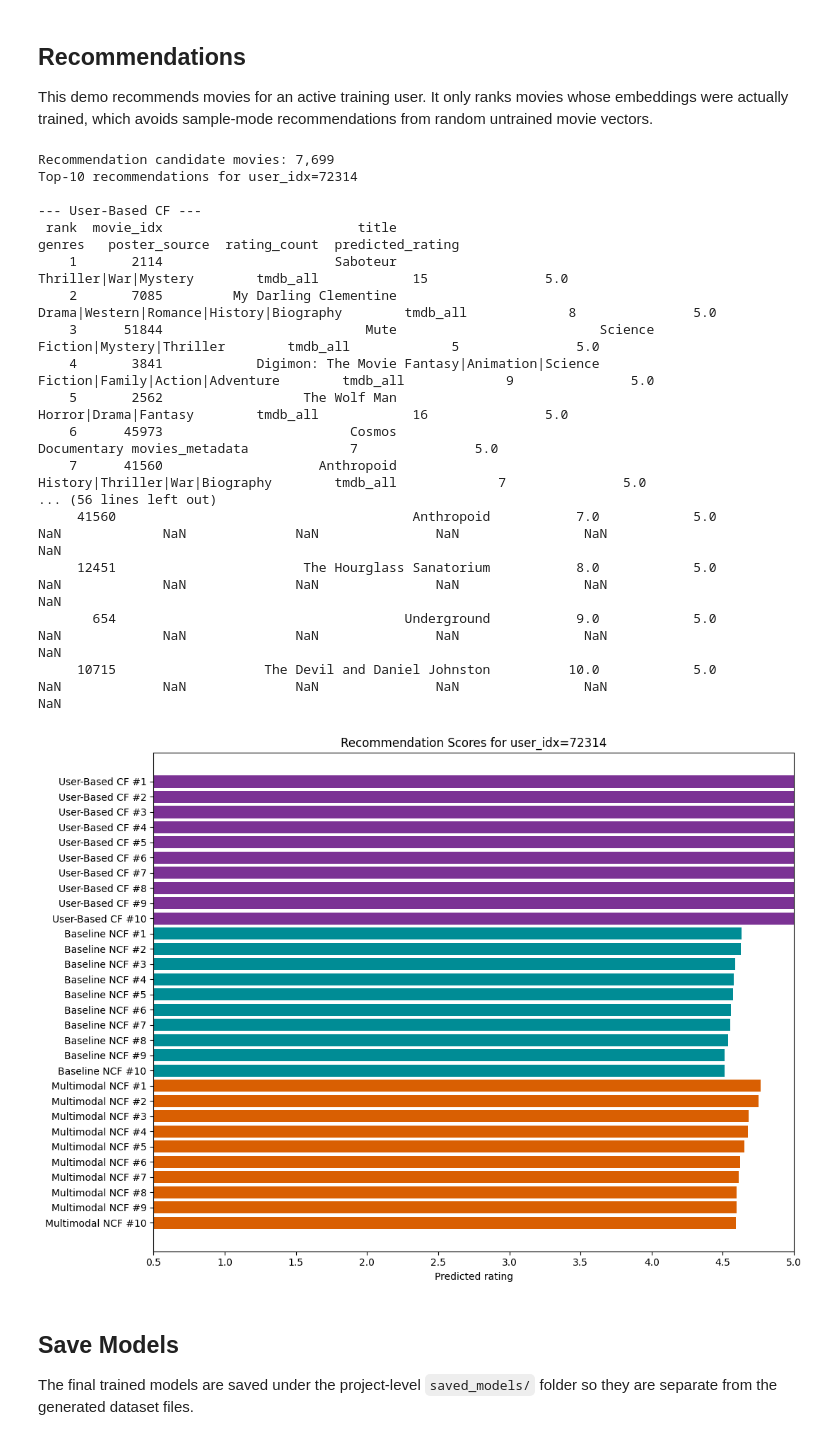
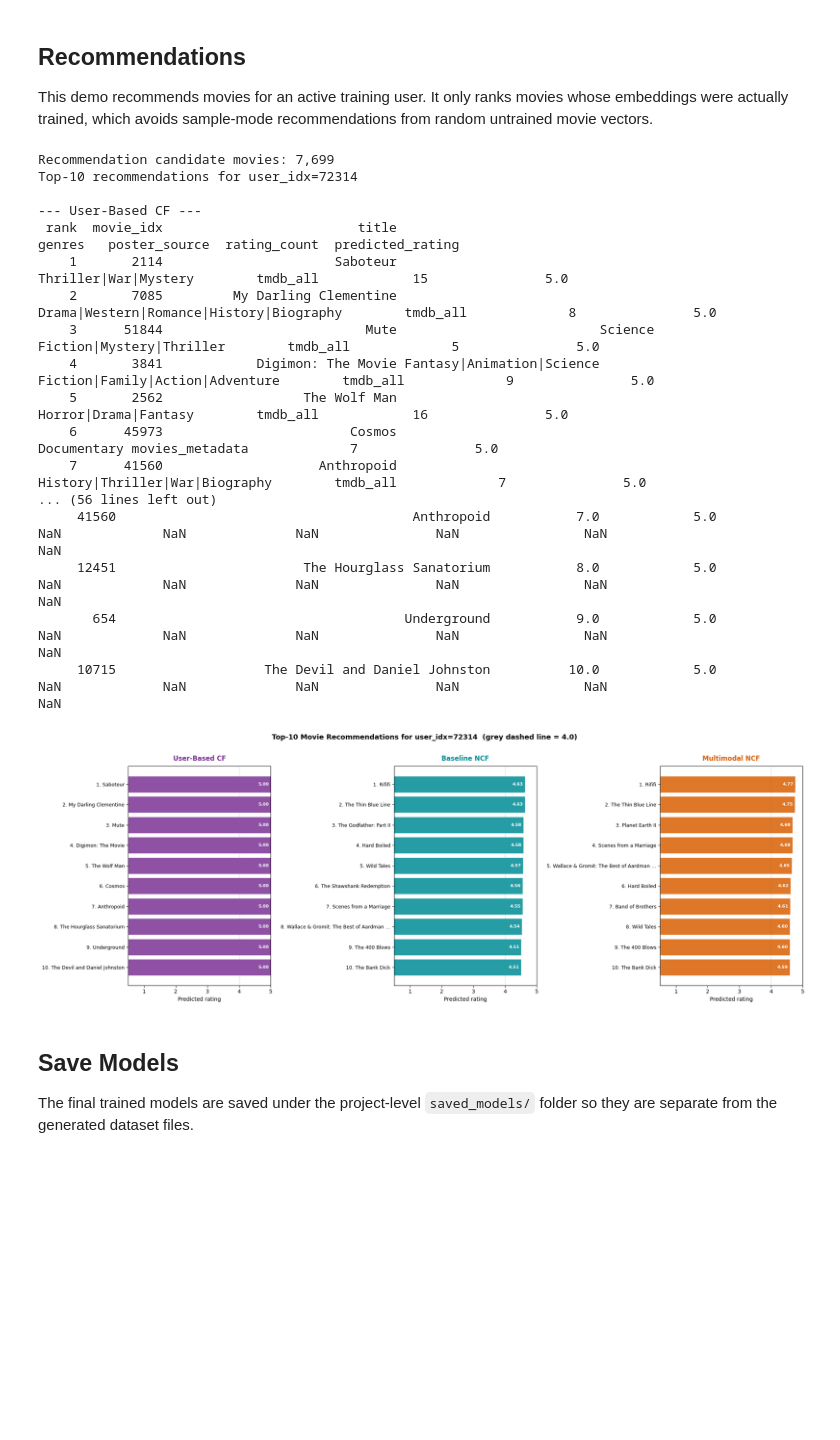
Before and after one commit to MuradIbrahimov/multimodal_movie_recommender, a Jupyter notebook: movie_recommender.ipynb, the cells around one changed output. Drawn from its saved outputs; the diff is of its cells as text; code cells hidden in the pictures; blank space fills up the shorter version.

```diff
--- a/movie_recommender.ipynb
+++ b/movie_recommender.ipynb
@@ -1468,49 +1468,72 @@ combined_recs = user_cf_recs[['movie_idx', 'title', 'rank', 'predicted_rating']]
 )
 combined_recs['title'] = combined_recs['title'].fillna(
     combined_recs['movie_idx'].map(recommendation_catalog['final_title'])
 )
 combined_recs['baseline_minus_cf'] = combined_recs['baseline_score'] - combined_recs['user_cf_score']
 combined_recs['multimodal_minus_baseline'] = combined_recs['multimodal_score'] - combined_recs['baseline_score']
 print('\n=== Recommendation Difference Table ===')
 print(combined_recs.sort_values(['multimodal_rank', 'baseline_rank', 'user_cf_rank'], na_position='last').to_string(index=False))
 
-plot_recs = pd.concat([
-    user_cf_recs.assign(model='User-Based CF'),
-    baseline_recs.assign(model='Baseline NCF'),
-    multimodal_recs.assign(model='Multimodal NCF'),
-], ignore_index=True)
-plot_recs['label'] = plot_recs['model'] + ' #' + plot_recs['rank'].astype(str)
-plt.figure(figsize=(11, 8))
-colors = plot_recs['model'].map({'User-Based CF': '#7b3294', 'Baseline NCF': '#008c95', 'Multimodal NCF': '#d95f02'})
-plt.barh(
-    plot_recs['label'].iloc[::-1],
-    plot_recs['predicted_rating'].iloc[::-1],
-    color=colors.iloc[::-1].tolist(),
+model_rec_data = [
+    ('User-Based CF',  user_cf_recs,   '#7b3294'),
+    ('Baseline NCF',   baseline_recs,  '#008c95'),
+    ('Multimodal NCF', multimodal_recs,'#d95f02'),
+]
+
+fig, axes = plt.subplots(1, 3, figsize=(20, 7), sharey=False)
+
+def short_title(t, max_len=38):
+    t = str(t)
+    return t[:max_len] + '…' if len(t) > max_len else t
+
+for ax, (model_name, recs, color) in zip(axes, model_rec_data):
+    labels = [f"{row['rank']}. {short_title(row['title'])}" for _, row in recs.iterrows()]
+    scores = recs['predicted_rating'].values
+    y_pos  = np.arange(len(labels))
+
+    bars = ax.barh(y_pos, scores, color=color, alpha=0.85, edgecolor='white', linewidth=0.4)
+    ax.set_yticks(y_pos)
+    ax.set_yticklabels(labels, fontsize=9)
+    ax.set_xlim(RATING_MIN, RATING_MAX)
+    ax.set_xlabel('Predicted rating', fontsize=10)
+    ax.set_title(model_name, fontsize=12, fontweight='bold', color=color, pad=10)
+    ax.invert_yaxis()
+    ax.axvline(4.0, color='grey', linewidth=0.6, linestyle='--', alpha=0.5)
+
+    for bar, score in zip(bars, scores):
+        ax.text(
+            min(bar.get_width() - 0.06, RATING_MAX - 0.06),
+            bar.get_y() + bar.get_height() / 2,
+            f'{score:.2f}',
+            va='center', ha='right', fontsize=8, color='white', fontweight='bold'
+        )
+
+fig.suptitle(
+    f'Top-10 Movie Recommendations for user_idx={DEMO_USER}  '
+    f'(grey dashed line = 4.0)',
+    fontsize=13, fontweight='bold', y=1.01
 )
-plt.xlim(RATING_MIN, RATING_MAX)
-plt.xlabel('Predicted rating')
-plt.title(f'Recommendation Scores for user_idx={DEMO_USER}')
 plt.tight_layout()
 plt.show()
 # %% [output]
 Recommendation candidate movies: 7,699
 Top-10 recommendations for user_idx=72314
 
 --- User-Based CF ---
  rank  movie_idx                         title                                                    genres   poster_source  rating_count  predicted_rating
     1       2114                      Saboteur                                      Thriller|War|Mystery        tmdb_all            15               5.0
     2       7085         My Darling Clementine                   Drama|Western|Romance|History|Biography        tmdb_all             8               5.0
     3      51844                          Mute                          Science Fiction|Mystery|Thriller        tmdb_all             5               5.0
     4       3841            Digimon: The Movie Fantasy|Animation|Science Fiction|Family|Action|Adventure        tmdb_all             9               5.0
     5       2562                  The Wolf Man                                      Horror|Drama|Fantasy        tmdb_all            16               5.0
     6      45973                        Cosmos                                               Documentary movies_metadata             7               5.0
     7      41560                    Anthropoid                            History|Thriller|War|Biography        tmdb_all             7               5.0
 ... (56 lines left out)
      41560                                      Anthropoid           7.0            5.0            NaN             NaN              NaN               NaN                NaN                        NaN
      12451                        The Hourglass Sanatorium           8.0            5.0            NaN             NaN              NaN               NaN                NaN                        NaN
        654                                     Underground           9.0            5.0            NaN             NaN              NaN               NaN                NaN                        NaN
      10715                   The Devil and Daniel Johnston          10.0            5.0            NaN             NaN              NaN               NaN                NaN                        NaN
-[figure, old version]
+[figure, new version]
 # %% [markdown]
 ## Save Models
 
```
